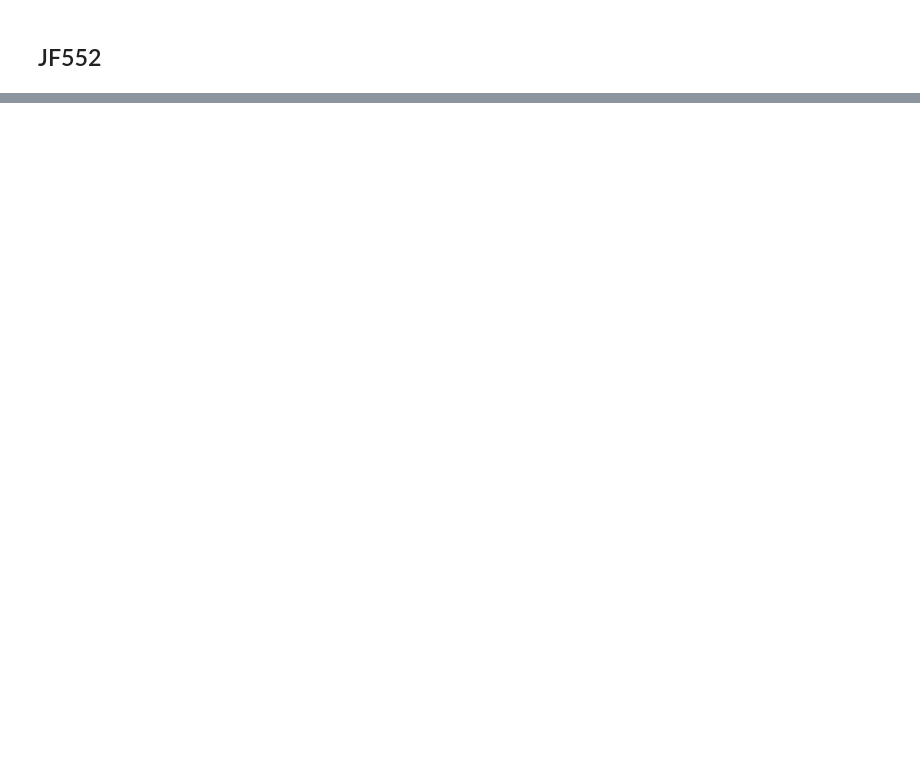
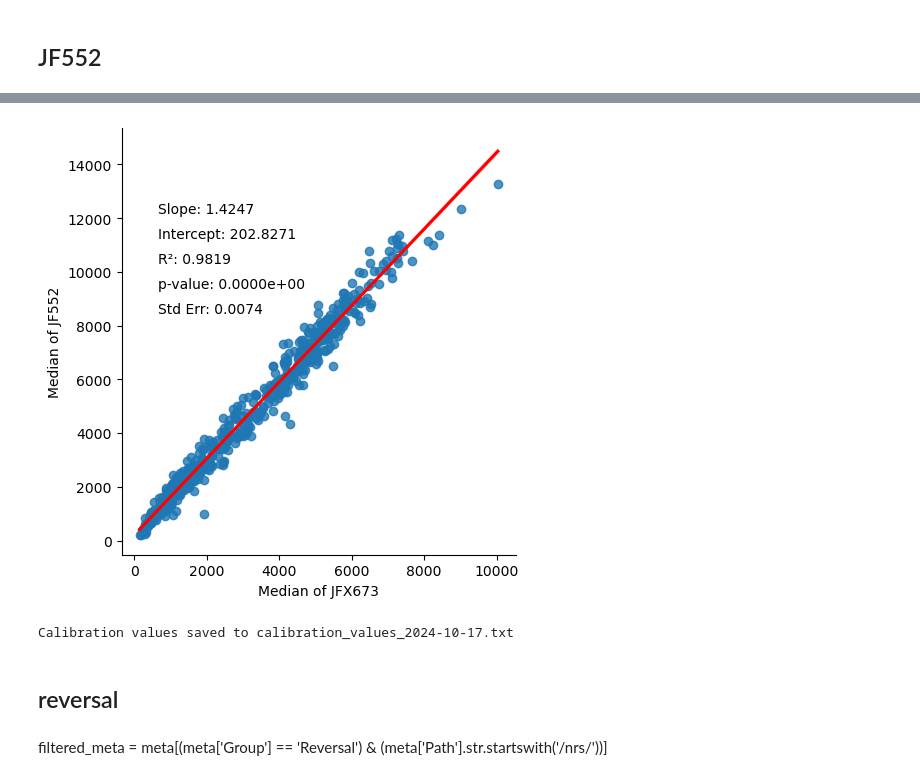
Before and after one commit to boazmohar/DELTA_iDISCO, a Jupyter notebook: src/Get_calibration.ipynb, the cells around one changed output, grey strips where cells are left out. Saved outputs shown, nothing was run; the diff lists cells and outputs as text; code cells hidden in the pictures; blank space fills up the shorter version.

```diff
--- a/src/Get_calibration.ipynb
+++ b/src/Get_calibration.ipynb
@@ -283,0 +201,9 @@ plt.legend()
+# %%
+columns = ['Region', 'mean_ch1']
+filters = {
+    'Group': ['Zero'],  # Include only animals from the 'Zero' group
+    'Chase': ['JF552']   # Include only female animals
+}
+meta_columns = ['AnimalID']
+unified_df = get_filtered(meta, filters, region_data, columns, meta_columns)
+pivoted_df_552 = unified_df.pivot(index='Region', columns='AnimalID', values=['mean_ch1'])
@@ -283,0 +253,51 @@ plt.legend()
+# %%
+median_673 = pivoted_df_673.median(axis=1)
+
+# Calculate the median across rows for pivoted_df_552
+median_552 = pivoted_df_552.median(axis=1)
+
+# Match the indices
+common_indices = median_673.index.intersection(median_552.index)
+median_673 = median_673.loc[common_indices]
+median_552 = median_552.loc[common_indices]
+
+# Create a DataFrame for plotting
+plot_df = pd.DataFrame({
+    'Median_673': median_673,
+    'Median_552': median_552
+})
+
+slope, intercept, r_value, p_value, std_err = linregress(median_673, median_552)
+# Plot the scatter plot with linear fit
+sns.lmplot(x='Median_673', y='Median_552', data=plot_df, ci=95, line_kws={'color': 'red'})
+plt.xlabel('Median of JFX673')
+plt.ylabel('Median of JF552')
+
+
+# Display fit parameters
+plt.figtext(0.25, 0.8, f'Slope: {slope:.4f}', fontsize=10)
+plt.figtext(0.25, 0.75, f'Intercept: {intercept:.4f}', fontsize=10)
+plt.figtext(0.25, 0.7, f'R²: {r_value**2:.4f}', fontsize=10)
+plt.figtext(0.25, 0.65, f'p-value: {p_value:.4e}', fontsize=10)
+plt.figtext(0.25, 0.6, f'Std Err: {std_err:.4f}', fontsize=10)
+
+plt.show()
+# %% [output]
+[figure, added]
+# %%
+today = datetime.datetime.today().strftime('%Y-%m-%d')
+calibration_file = f'calibration_values_{today}.txt'
+
+with open(calibration_file, 'w') as file:
+    file.write(f'Slope: {slope:.4f}\n')
+    file.write(f'Intercept: {intercept:.4f}\n')
+
+print(f'Calibration values saved to {calibration_file}')
+# %% [output]
+Calibration values saved to calibration_values_2024-10-17.txt
+# %% [markdown]
+## reversal
+# %% [markdown]
+
+
+filtered_meta = meta[(meta['Group'] == 'Reversal') & (meta['Path'].str.startswith('/nrs/'))]
```
Also changed, not shown: parts of 46 cells of this notebook, 1 other file.
